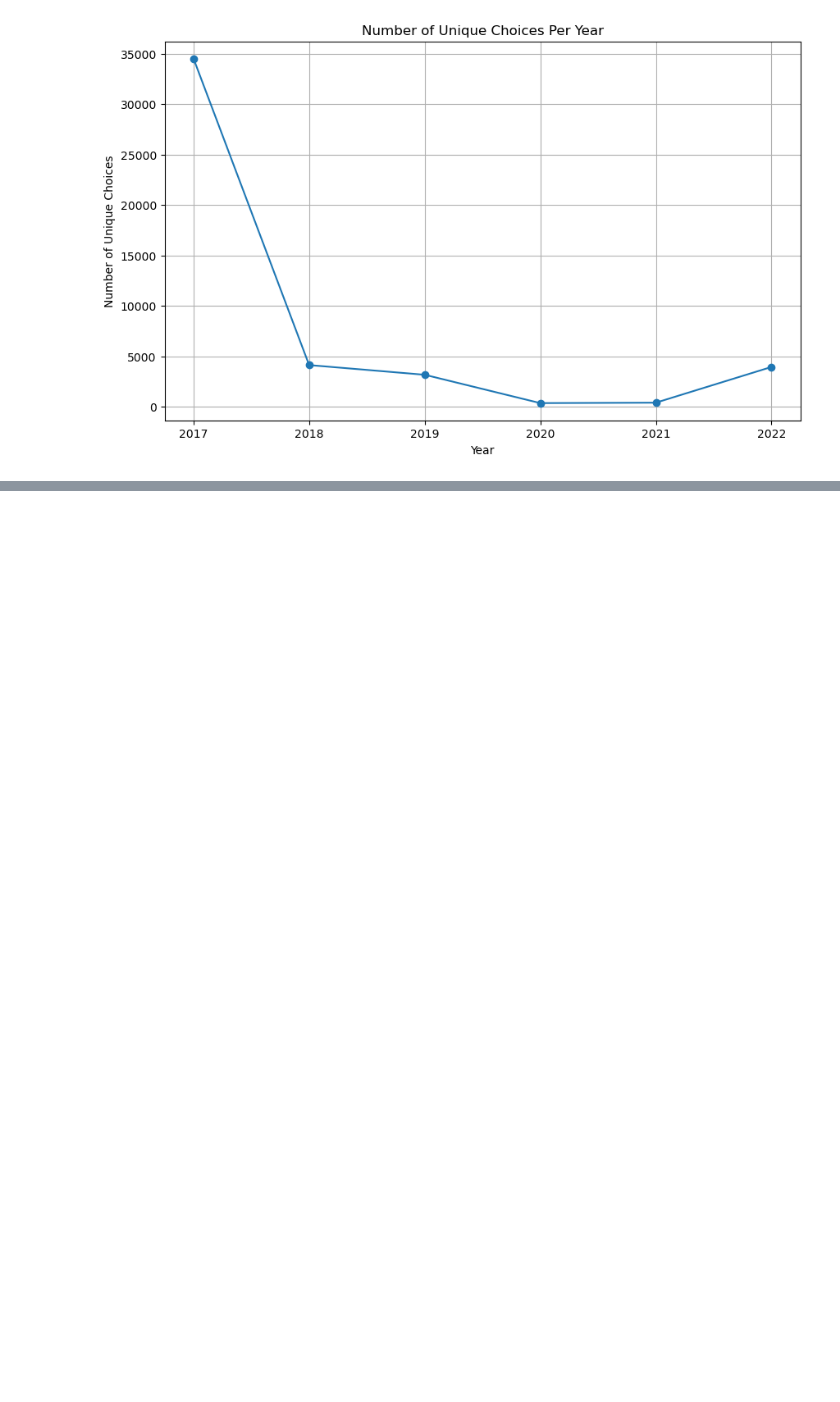
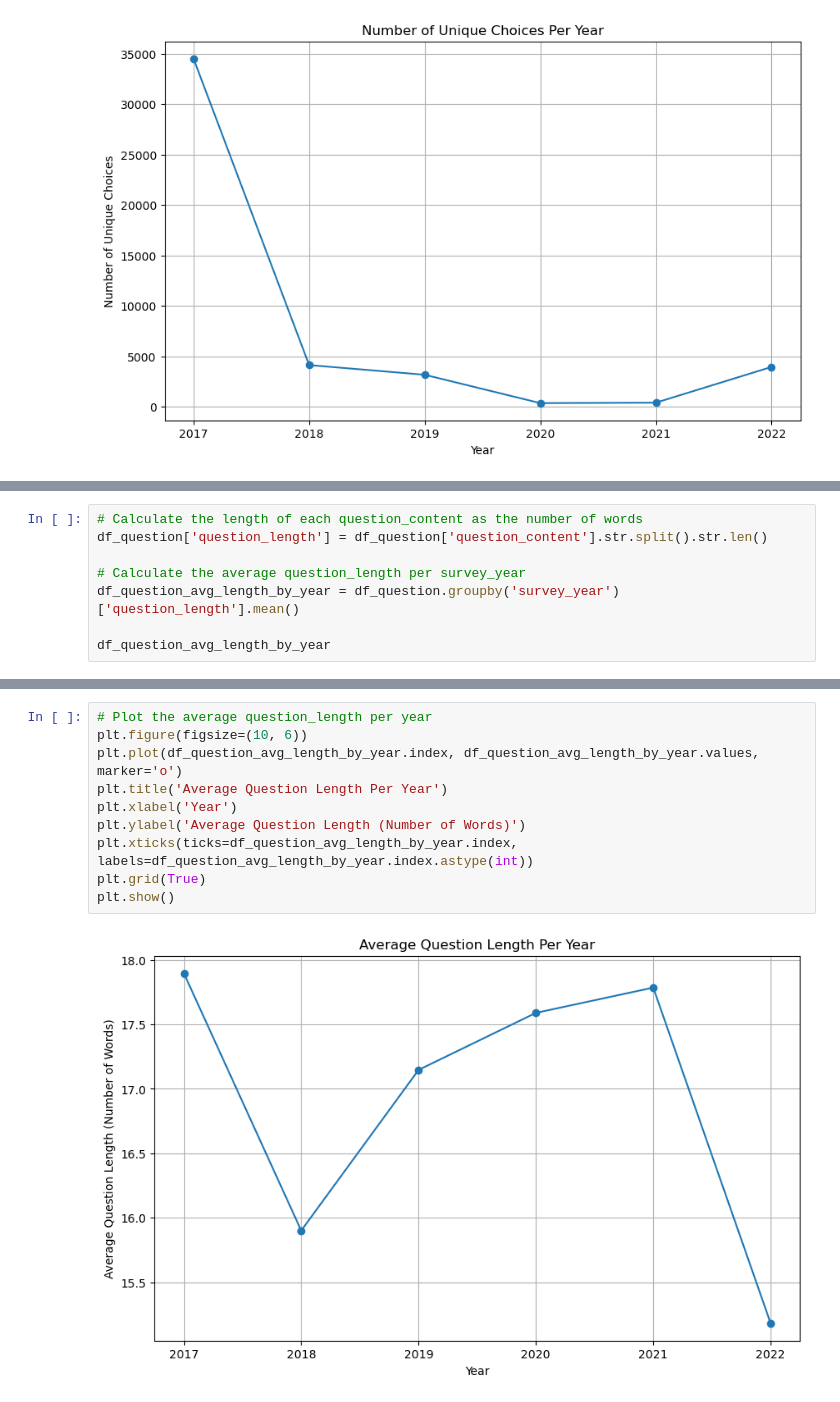
Before and after one commit to raj-rajat/kaggle-survey-2017-2022-long-format, a Jupyter notebook: kaggle-survey-2017-2022-long-format.ipynb, the cells around one changed output, grey strips where cells are left out. Saved outputs shown, nothing was run; the diff lists cells and outputs as text; blank space fills up the shorter version.

```diff
--- a/kaggle-survey-2017-2022-long-format.ipynb
+++ b/kaggle-survey-2017-2022-long-format.ipynb
@@ -361,0 +388,8 @@ plt.show()
+# %%
+# Calculate the length of each question_content as the number of words
+df_question['question_length'] = df_question['question_content'].str.split().str.len()
+
+# Calculate the average question_length per survey_year
+df_question_avg_length_by_year = df_question.groupby('survey_year')['question_length'].mean()
+
+df_question_avg_length_by_year
@@ -361,0 +405,12 @@ plt.show()
+# %%
+# Plot the average question_length per year
+plt.figure(figsize=(10, 6))
+plt.plot(df_question_avg_length_by_year.index, df_question_avg_length_by_year.values, marker='o')
+plt.title('Average Question Length Per Year')
+plt.xlabel('Year')
+plt.ylabel('Average Question Length (Number of Words)')
+plt.xticks(ticks=df_question_avg_length_by_year.index, labels=df_question_avg_length_by_year.index.astype(int))
+plt.grid(True)
+plt.show()
+# %% [output]
+[figure, added]
```
Also changed, not shown: parts of 16 cells of this notebook.
